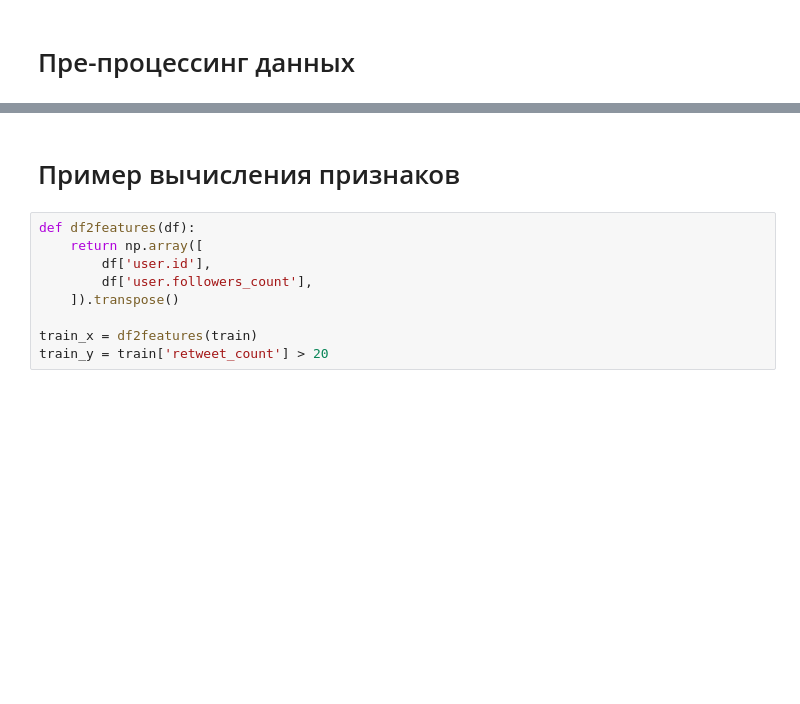
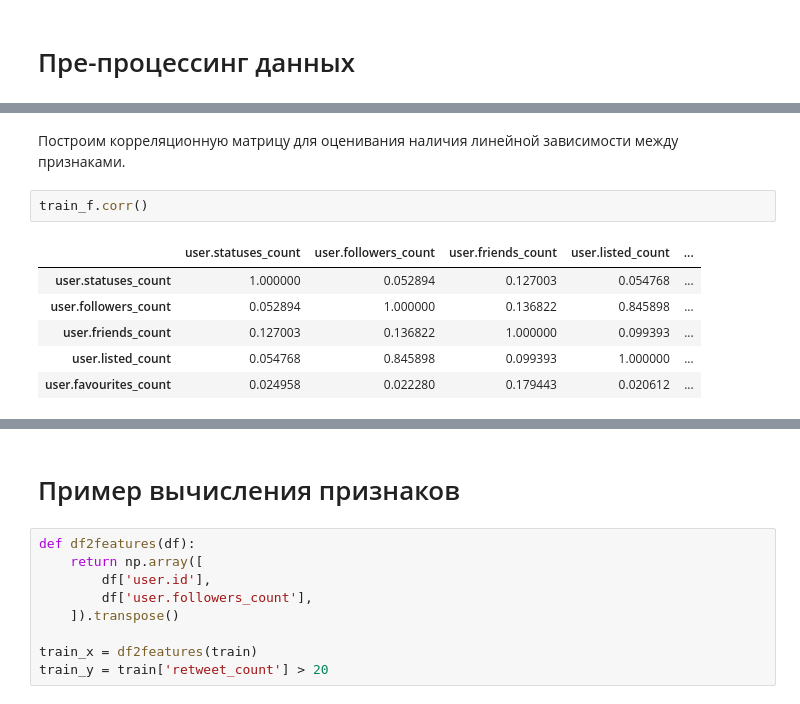
Before and after one commit to Evgeneus/InData-Labs-Contest, a Jupyter notebook: star_mission.ipynb, the cells around one changed output, grey strips where cells are left out. Cells and saved outputs as stored; diff of their text form; blank space fills up the shorter version.

Commit message:
feature/add/corr matrix

```diff
--- a/star_mission.ipynb
+++ b/star_mission.ipynb
@@ -23 +56,12 @@ assert(train.columns[-1] == 'retweet_count')
+# %% [markdown]
+Построим корреляционную матрицу для оценивания наличия линейной зависимости между признаками.
+# %%
+train_f.corr()
+# %% [output]
+|  | user.statuses_count | user.followers_count | user.friends_count | user.listed_count | ... |
+| user.statuses_count | 1.000000 | 0.052894 | 0.127003 | 0.054768 | ... |
+| user.followers_count | 0.052894 | 1.000000 | 0.136822 | 0.845898 | ... |
+| user.friends_count | 0.127003 | 0.136822 | 1.000000 | 0.099393 | ... |
+| user.listed_count | 0.054768 | 0.845898 | 0.099393 | 1.000000 | ... |
+| user.favourites_count | 0.024958 | 0.022280 | 0.179443 | 0.020612 | ... |
 # %% [markdown]
```
Also changed, not shown: parts of 10 cells of this notebook.
